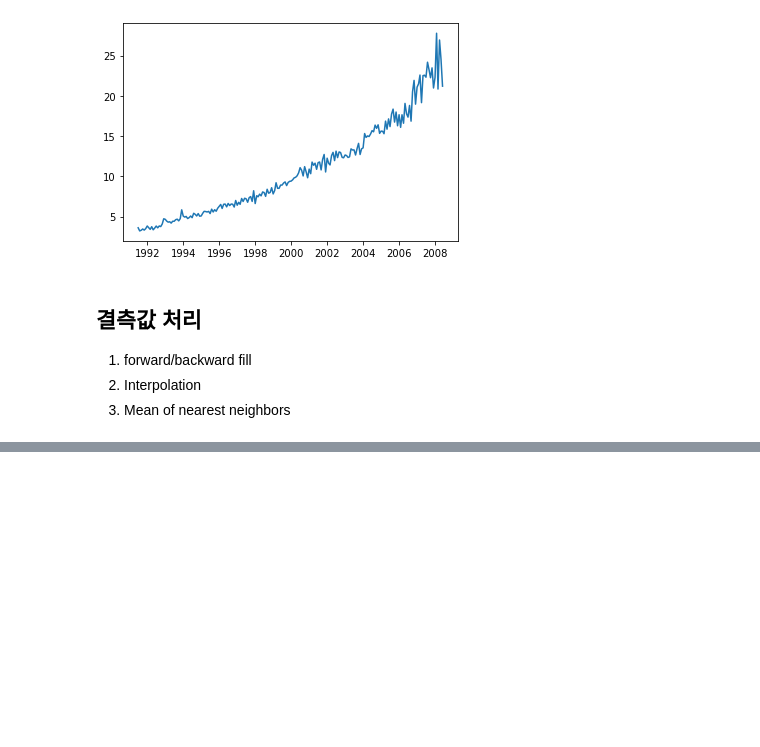
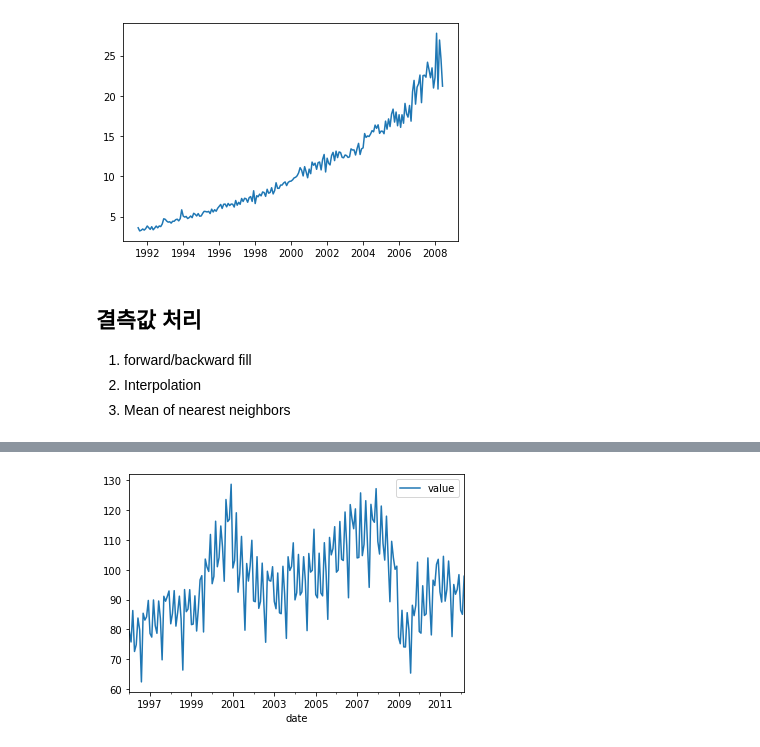
Before and after one commit to teng-ny/Today-I-Learn, a Jupyter notebook: 3. 데이터 분석/[통계적 모델링] 시계열 분석-차분.ipynb, the cells around one changed output, grey strips where cells are left out. Cells and saved outputs as stored; diff of their text form; code cells hidden in the pictures; blank space fills up the shorter version.

```diff
--- a/3. 데이터 분석/[통계적 모델링] 시계열 분석-차분.ipynb
+++ b/3. 데이터 분석/[통계적 모델링] 시계열 분석-차분.ipynb
@@ -151,0 +214,3 @@ df['linear_fill']=f(df['rownum'])
+# %%
+from statsmodels.nonparametric.smoothers_lowess import lowess
+df_orig=pd.read_csv('elecequip.csv', parse_dates=['date'], index_col='date')
@@ -151,0 +224,5 @@ df['linear_fill']=f(df['rownum'])
+# %%
+df_orig.plot()
+plt.show()
+# %% [output]
+[figure, added]
```
Also changed, not shown: parts of 11 cells of this notebook.
